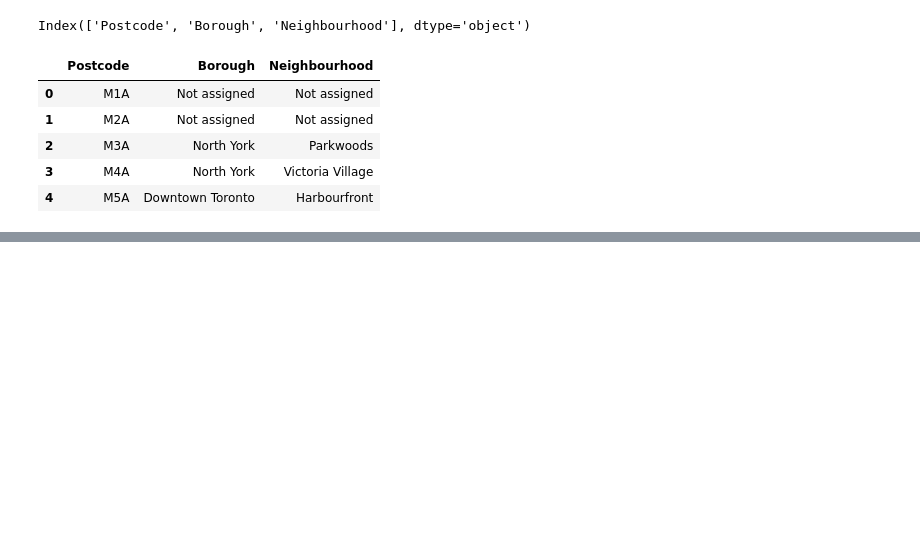
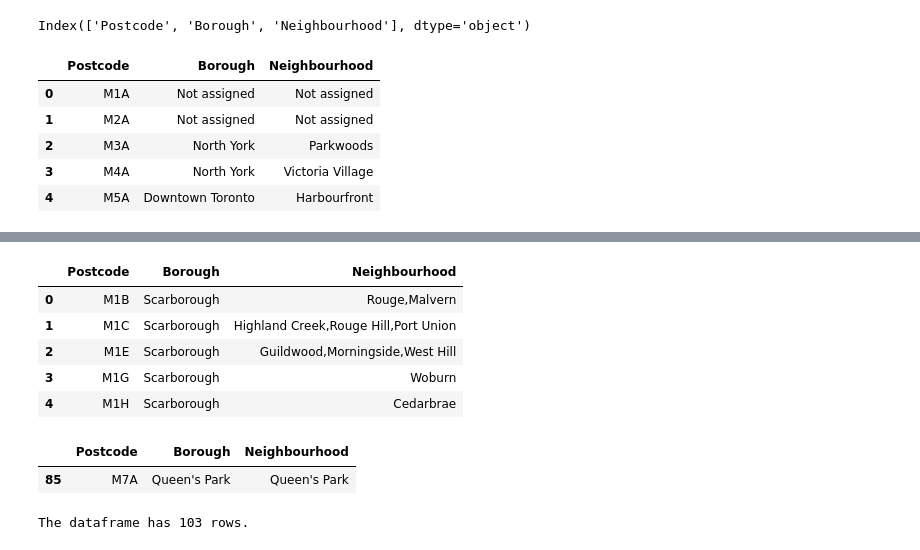
Before and after one commit to oscieux/Coursera_Capstone, a Jupyter notebook: coursera_capstone_notebook.ipynb, the cells around one changed output, grey strips where cells are left out. Drawn from its saved outputs; the diff is of its cells as text; code cells hidden in the pictures; blank space fills up the shorter version.

```diff
--- a/coursera_capstone_notebook.ipynb
+++ b/coursera_capstone_notebook.ipynb
@@ -141,0 +160,62 @@ data_df_clean = data_df_clean[data_df_clean['Borough'] != 'Not assigned']
+# %%
+# create an empty column
+data_df_clean['Neighbourhood'] = ''
+
+# concatenate Neighbourhood values to new column
+data_df_clean['Neighbourhood'] = data_df_clean['Neighbourhood1'].fillna('') \
+                                    + ',' \
+                                    + data_df_clean['Neighbourhood2'].fillna('') \
+                                    + ',' \
+                                    + data_df_clean['Neighbourhood3'].fillna('') \
+                                    + ',' \
+                                    + data_df_clean['Neighbourhood4'].fillna('') \
+                                    + ',' \
+                                    + data_df_clean['Neighbourhood5'].fillna('') \
+                                    + ',' \
+                                    + data_df_clean['Neighbourhood6'].fillna('') \
+                                    + ',' \
+                                    + data_df_clean['Neighbourhood7'].fillna('') \
+                                    + ',' \
+                                    + data_df_clean['Neighbourhood8'].fillna('') \
+
+# Create list to target the columns name to remove
+to_drop = ['Neighbourhood1'
+            , 'Neighbourhood2'
+            , 'Neighbourhood3'
+            , 'Neighbourhood4'
+            , 'Neighbourhood5'
+            , 'Neighbourhood6'
+            , 'Neighbourhood7'
+            , 'Neighbourhood8']
+
+# Drop useless columns
+data_df_clean.drop(to_drop, axis=1, inplace=True)
+
+# Replace useless characters with regex
+data_df_clean.replace(to_replace=r',{2,}', value='', regex=True, inplace=True)
+
+# Check modifications
+data_df_clean.head()
+# %% [output]
+|  | Postcode | Borough | Neighbourhood |
+| 0 | M1B | Scarborough | Rouge,Malvern |
+| 1 | M1C | Scarborough | Highland Creek,Rouge Hill,Port Union |
+| 2 | M1E | Scarborough | Guildwood,Morningside,West Hill |
+| 3 | M1G | Scarborough | Woburn |
+| 4 | M1H | Scarborough | Cedarbrae |
+# %%
+# If a cell has a borough but a Not assigned neighborhood, then the neighborhood will be the same as the borough
+data_df_clean['Neighbourhood'] = np.where(data_df_clean['Neighbourhood'] == 'Not assigned'
+                                          , data_df_clean['Borough']
+                                          , data_df_clean['Neighbourhood'])
+
+# Check the transformation with an example
+data_df_clean[data_df_clean['Postcode'] == 'M7A']
+# %% [output]
+|  | Postcode | Borough | Neighbourhood |
+| 85 | M7A | Queen's Park | Queen's Park |
+# %%
+# use the .shape method to print the number of rows
+print("The dataframe has", data_df_clean.shape[0], 'rows.')
+# %% [output]
+The dataframe has 103 rows.
```
Also changed, not shown: parts of 10 cells of this notebook.
